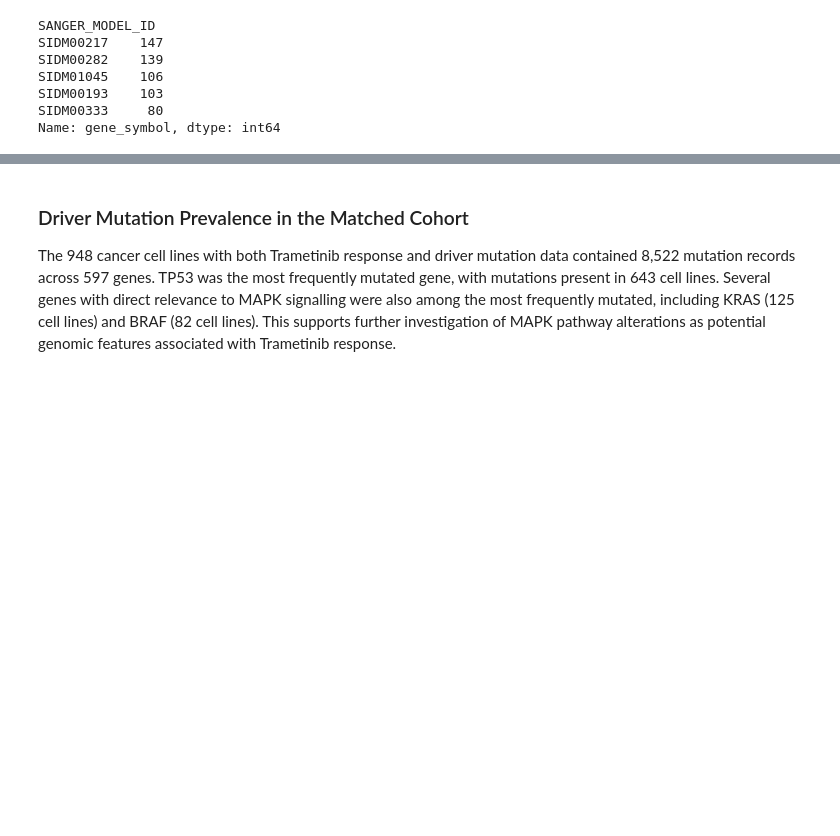
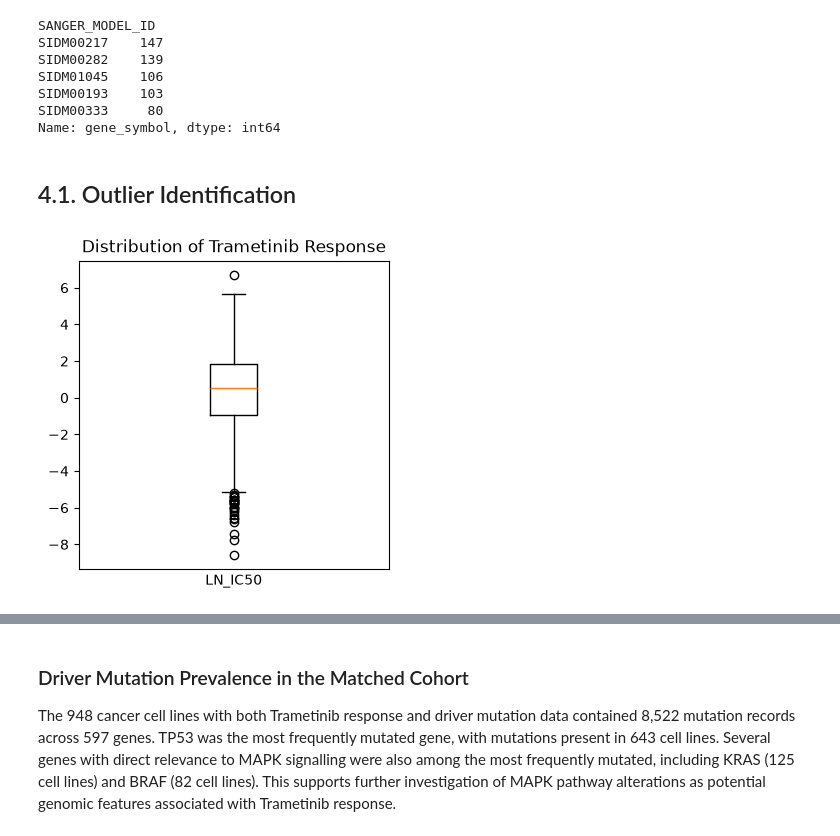
Before and after one commit to carolinemalaihull/trametinib-drug-response-ml, a Jupyter notebook: notebooks/01_data_exploration.ipynb, the cells around one changed output, grey strips where cells are left out. Drawn from its saved outputs; the diff is of its cells as text; code cells hidden in the pictures; blank space fills up the shorter version.

```diff
--- a/notebooks/01_data_exploration.ipynb
+++ b/notebooks/01_data_exploration.ipynb
@@ -535,3 +535,17 @@ SIDM01045    106
 SIDM00193    103
 SIDM00333     80
 Name: gene_symbol, dtype: int64
+# %% [markdown]
+## 4.1. Outlier Identification
+# %%
+plt.figure(figsize=(4, 4))
+
+plt.boxplot(trametinib["LN_IC50"], orientation="vertical")
+
+plt.xlabel("LN_IC50")
+plt.xticks([])          # Removes the "1"
+plt.title("Distribution of Trametinib Response")
+
+plt.show()
+# %% [output]
+[figure, added]
```
Also changed, not shown: parts of 25 cells of this notebook, 1 other file.
